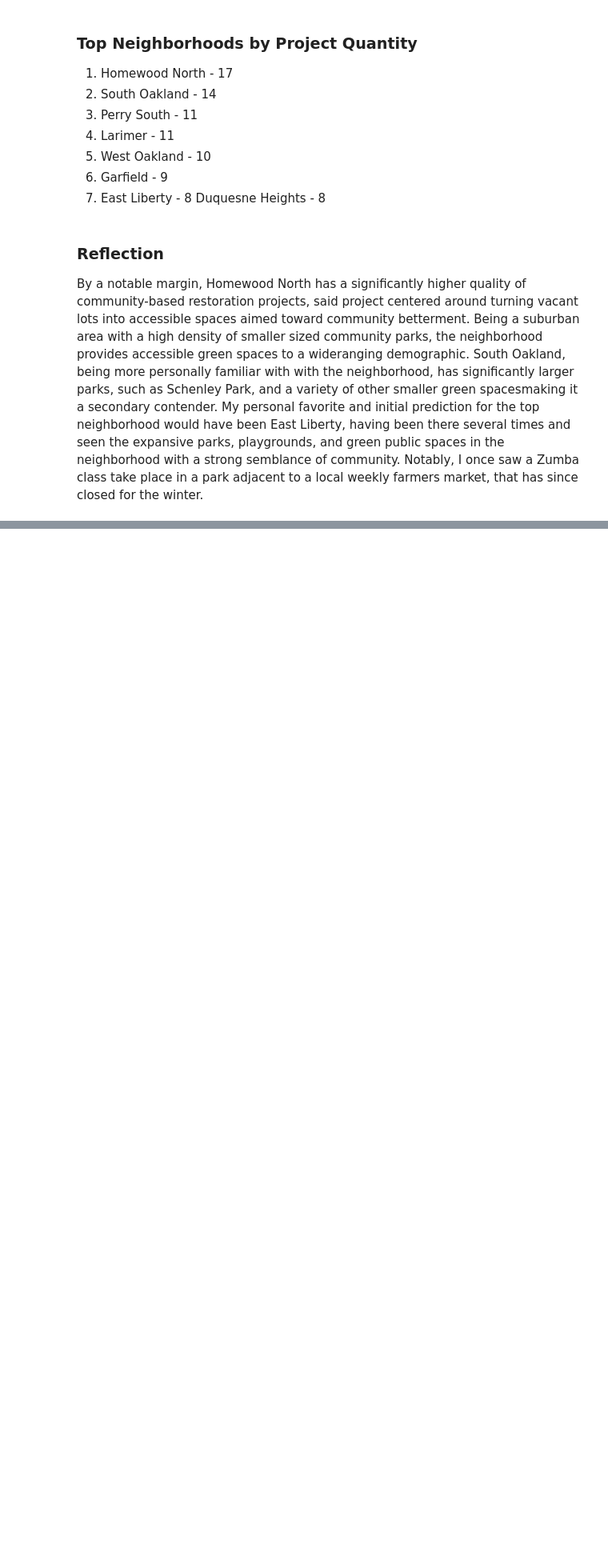
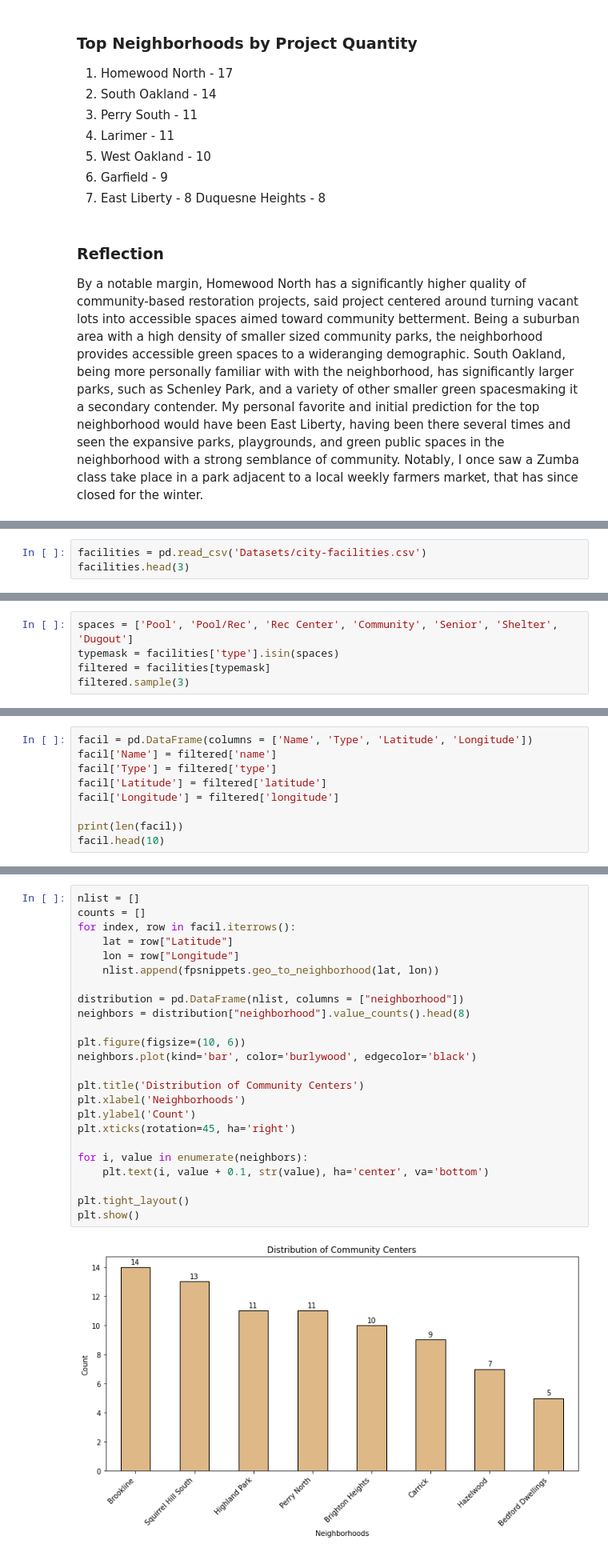
Before and after one commit to riv1ere/Final-Project, a Jupyter notebook: Joint-Notebook.ipynb, the cells around one changed output, grey strips where cells are left out. Shown at 80% size. Cells and saved outputs as stored; diff of their text form; blank space fills up the shorter version.

Commit message:
merged spaces

```diff
--- a/Joint-Notebook.ipynb
+++ b/Joint-Notebook.ipynb
@@ -131,0 +147,3 @@ By a notable margin, Homewood North has a significantly higher quality of commun
+# %%
+facilities = pd.read_csv('Datasets/city-facilities.csv')
+facilities.head(3)
@@ -131,0 +172,5 @@ By a notable margin, Homewood North has a significantly higher quality of commun
+# %%
+spaces = ['Pool', 'Pool/Rec', 'Rec Center', 'Community', 'Senior', 'Shelter', 'Dugout']
+typemask = facilities['type'].isin(spaces)
+filtered = facilities[typemask]
+filtered.sample(3)
@@ -131,0 +185,9 @@ By a notable margin, Homewood North has a significantly higher quality of commun
+# %%
+facil = pd.DataFrame(columns = ['Name', 'Type', 'Latitude', 'Longitude'])
+facil['Name'] = filtered['name']
+facil['Type'] = filtered['type']
+facil['Latitude'] = filtered['latitude']
+facil['Longitude'] = filtered['longitude']
+
+print(len(facil))
+facil.head(10)
@@ -131,0 +209,26 @@ By a notable margin, Homewood North has a significantly higher quality of commun
+# %%
+nlist = []
+counts = []
+for index, row in facil.iterrows():
+    lat = row["Latitude"]
+    lon = row["Longitude"]
+    nlist.append(fpsnippets.geo_to_neighborhood(lat, lon))
+
+distribution = pd.DataFrame(nlist, columns = ["neighborhood"])
+neighbors = distribution["neighborhood"].value_counts().head(8)
+
+plt.figure(figsize=(10, 6))
+neighbors.plot(kind='bar', color='burlywood', edgecolor='black')
+
+plt.title('Distribution of Community Centers')
+plt.xlabel('Neighborhoods')
+plt.ylabel('Count')
+plt.xticks(rotation=45, ha='right')
+
+for i, value in enumerate(neighbors):
+    plt.text(i, value + 0.1, str(value), ha='center', va='bottom')
+
+plt.tight_layout()
+plt.show()
+# %% [output]
+[figure, added]
```
Also changed, not shown: parts of 14 cells of this notebook.
